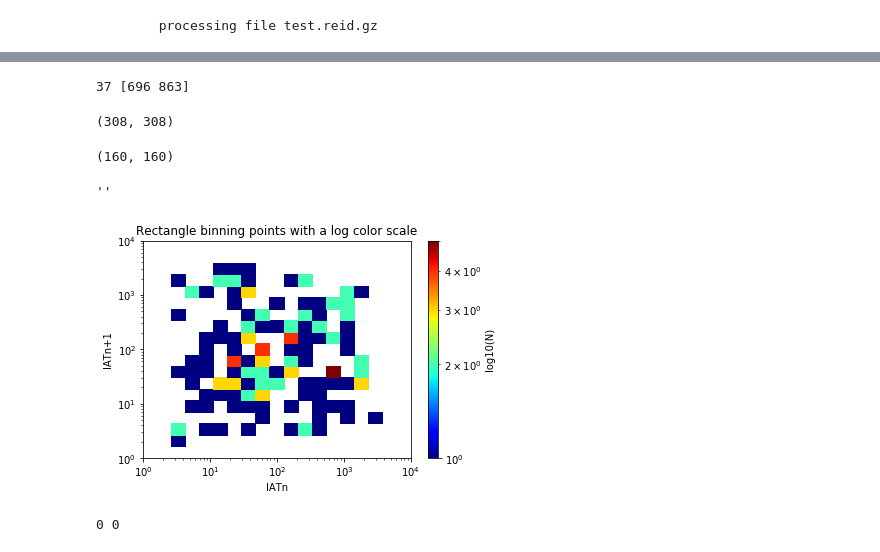
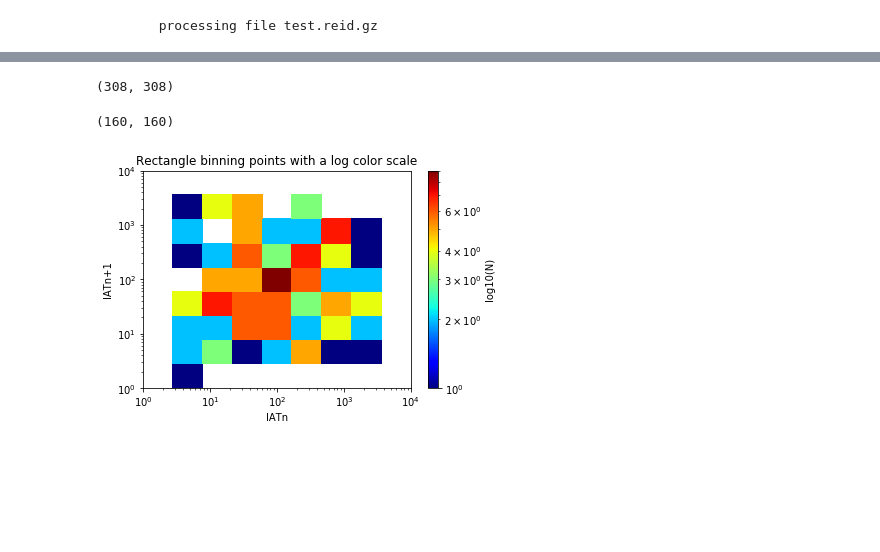
Before and after one commit to sunxiaobing1999/spartan2, a Jupyter notebook: live-tutorials/iat_demo.ipynb, the cells around one changed output, grey strips where cells are left out. Drawn from its saved outputs; the diff is of its cells as text; code cells hidden in the pictures; blank space fills up the shorter version.

```diff
--- a/live-tutorials/iat_demo.ipynb
+++ b/live-tutorials/iat_demo.ipynb
@@ -25,28 +17,17 @@ aggiat=instance.aggiat
-# %%
-for k,v in aggiat.items():
-    print(k,v)
-    break
-# %% [output]
-37 [696 863]
 # %%
-instance.load_aggiat('../output/testiat.dictlist')
+aggiat=instance.aggiat
+instance.save_aggiat('../output/testiat.dictlist.gz')
+instance.load_aggiat('../output/testiat.dictlist.gz')
 aggiat2=instance.aggiat
 len(aggiat), len(aggiat2)
 # %% [output]
 (308, 308)
 # %%
 xs, ys = instance.getiatpairs()
+len(xs), len(ys)
+# %% [output]
+(160, 160)
-# %%
-len(xs), len(ys)
-# %% [output]
-(160, 160)
 # %%
-drawutil.drawRectbin(xs, ys, gridsize=20, xlabel='IATn', ylabel='IATn+1')
+hist = drawutil.drawRectbin(xs, ys, gridsize=10, xlabel='IATn', ylabel='IATn+1')
 # %% [output]
-''
-[figure, old version]
+[figure, new version]
-# %%
-xbinidx, ybinidx = drawutil.findMaxRectbin(xs, ys, x=100,y=100, radius=1000, gridsize=20)
-print(xbinidx, ybinidx)
-# %% [output]
-0 0
```
Also changed, not shown: parts of 4 cells of this notebook, 4 other files.
